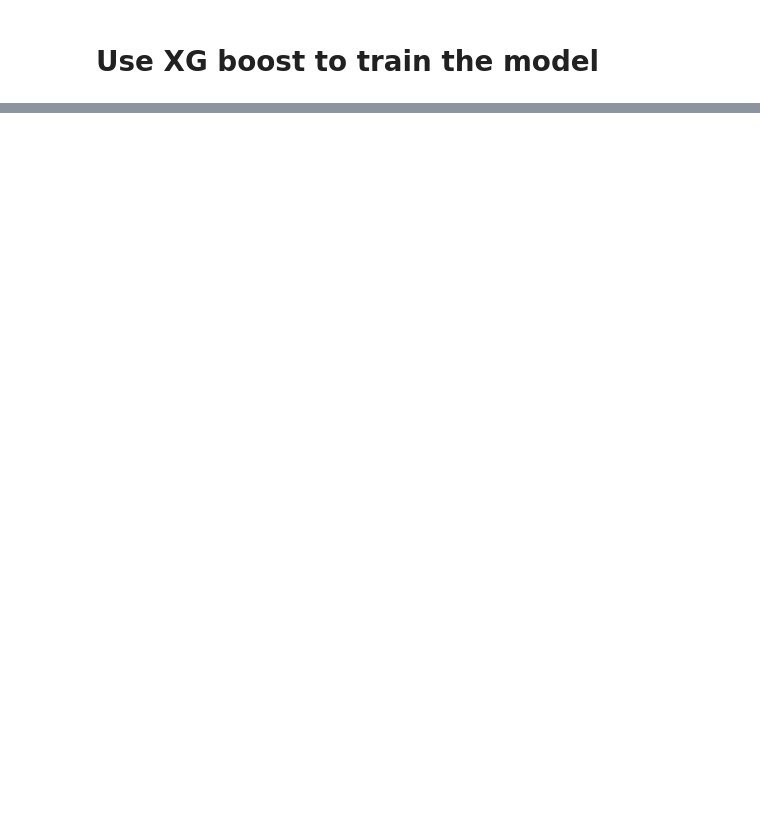
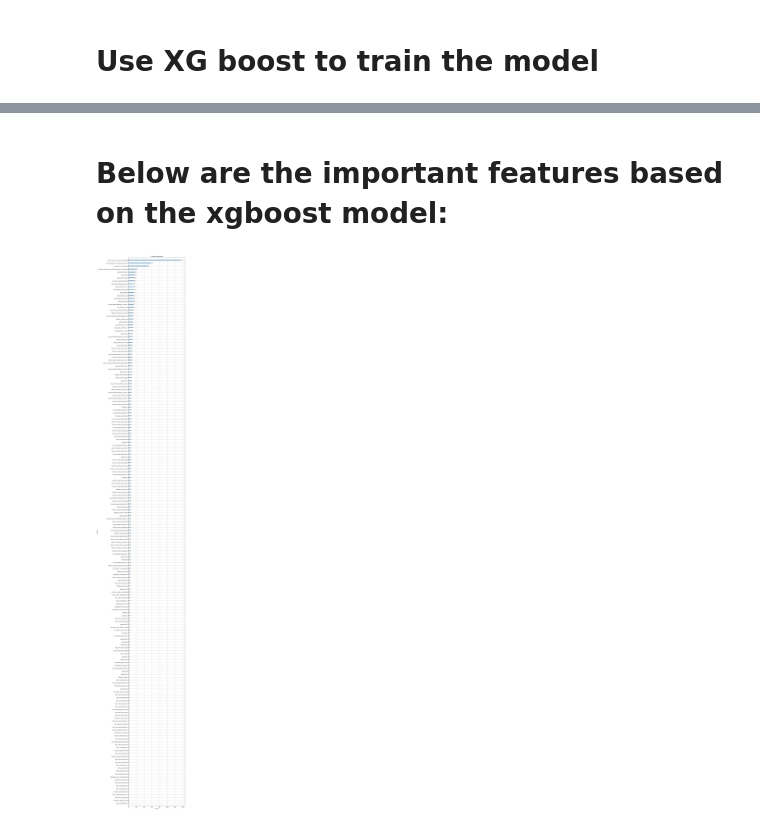
Before and after one commit to yukaabe/Springboard-datasciencebootcamp-repo, a Jupyter notebook: Airbnb Modeling Script Part Two - Multi Class Classification.ipynb, the cells around one changed output, grey strips where cells are left out. Drawn from its saved outputs; the diff is of its cells as text; code cells hidden in the pictures; blank space fills up the shorter version.

```diff
--- a/Airbnb Modeling Script Part Two - Multi Class Classification.ipynb
+++ b/Airbnb Modeling Script Part Two - Multi Class Classification.ipynb
@@ -978,0 +1025,8 @@ y_pro = clf.predict_proba(test_data)[:, 1]
+# %% [markdown]
+# Below are the important features based on the xgboost model:
+# %%
+xgb.plot_importance(model_xgboost)
+plt.rcParams['figure.figsize']=[10,100]
+plt.show()
+# %% [output]
+[figure, added]
```
Also changed, not shown: parts of 39 cells of this notebook, 5 other files.
